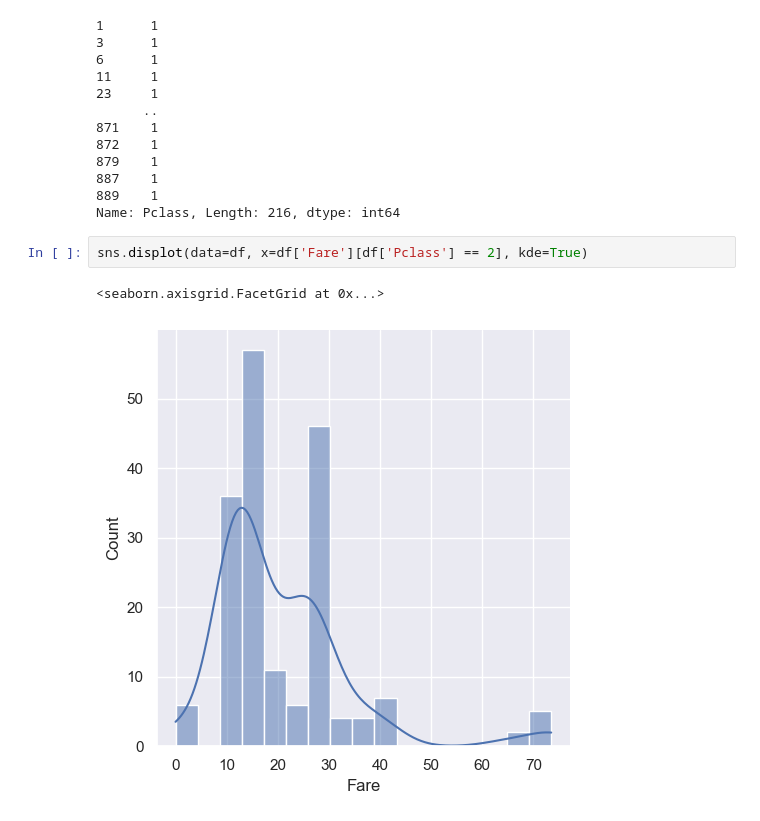
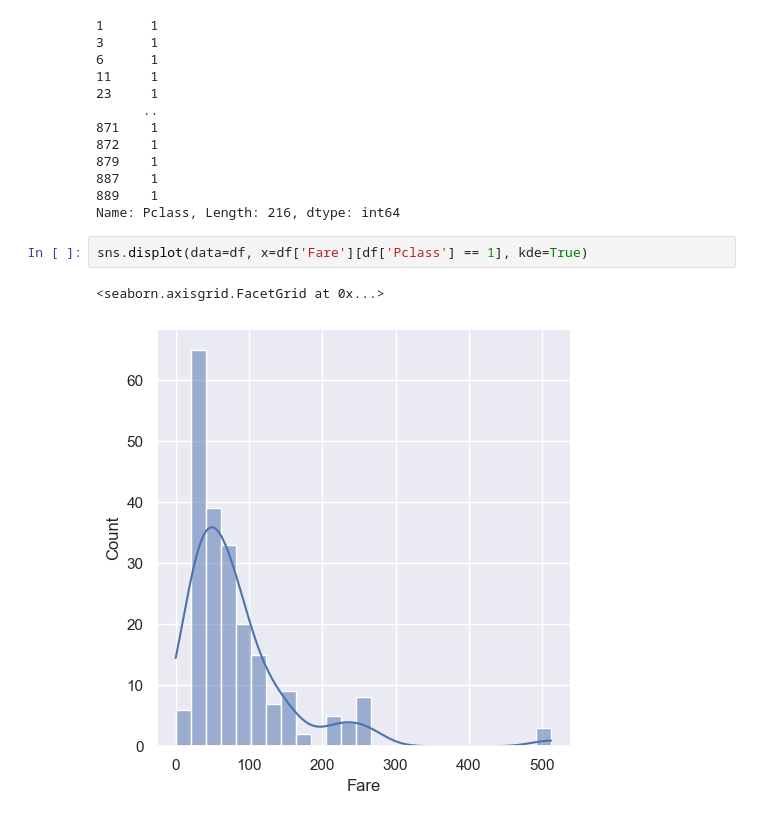
Before and after one commit to viz-graffito/Titanic-Death-Predictor, a Jupyter notebook: main.ipynb, the cells around one changed output. Saved outputs shown, nothing was run; the diff lists cells and outputs as text.

```diff
--- a/main.ipynb
+++ b/main.ipynb
@@ -488,7 +495,7 @@ df['Pclass'][df['Pclass'] == 1]
 889    1
 Name: Pclass, Length: 216, dtype: int64
 # %%
-sns.displot(data=df, x=df['Fare'][df['Pclass'] == 2], kde=True)
+sns.displot(data=df, x=df['Fare'][df['Pclass'] == 1], kde=True)
 # %% [output]
 <seaborn.axisgrid.FacetGrid at 0x...>
-[figure, old version]
+[figure, new version]
```
Also changed, not shown: parts of 70 cells of this notebook.
